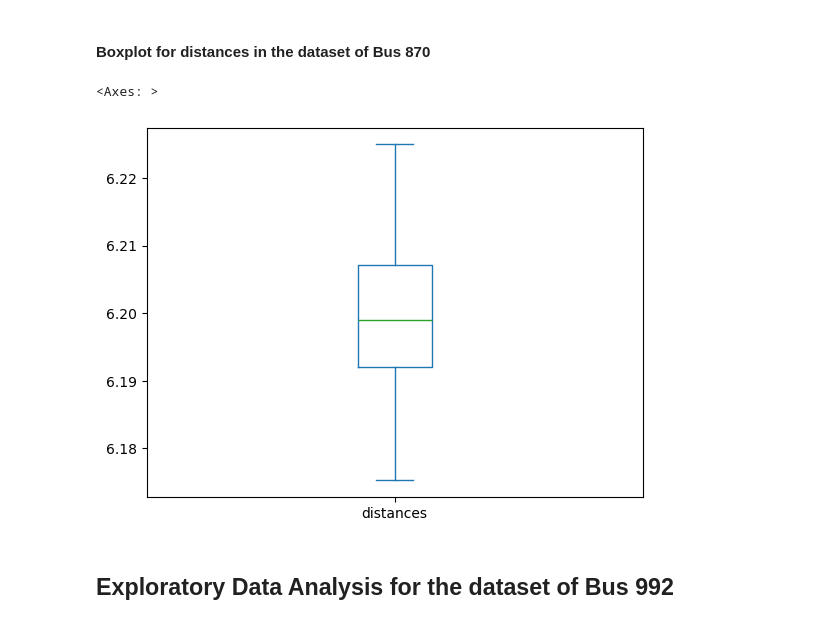
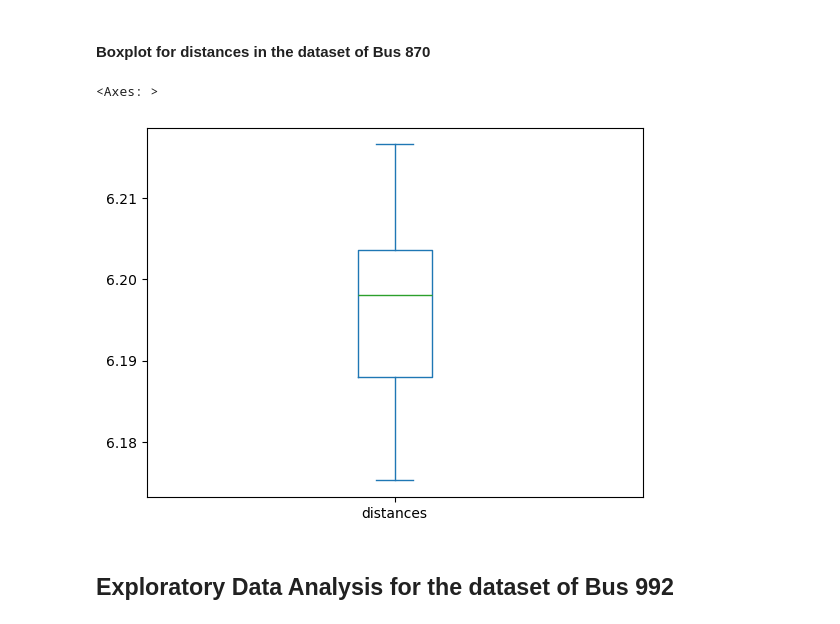
Before and after one commit to AngKokLeong/Bus-Data-Analysis, a Jupyter notebook: report.ipynb, the cells around one changed output. Drawn from its saved outputs; the diff is of its cells as text; code cells hidden in the pictures.

```diff
--- a/report.ipynb
+++ b/report.ipynb
@@ -67,0 +82,2 @@ bus_992_dataframe: pandas.DataFrame = pandas.read_csv("bus_992_synthetic_data.cs
+# %%
+bus_870_sample_dataframe: pandas.DataFrame = sample_data_generator.simple_random_sampling(bus_870_dataframe, 50)
@@ -107,10 +127,10 @@ bus_870_dataframe["trip_durations"].plot(kind="box")
 # %% [markdown]
 #### Boxplot for distances in the dataset of Bus 870
 # %%
-bus_870_dataframe["distances"].plot(kind="box")
+bus_870_sample_dataframe["distances"].plot(kind="box")
 # %% [output]
 <Axes: >
-[figure, old version]
+[figure, new version]
 # %% [markdown]
 ## Exploratory Data Analysis for the dataset of Bus 992
 # %% [markdown]
```
Also changed, not shown: parts of 23 cells of this notebook.
